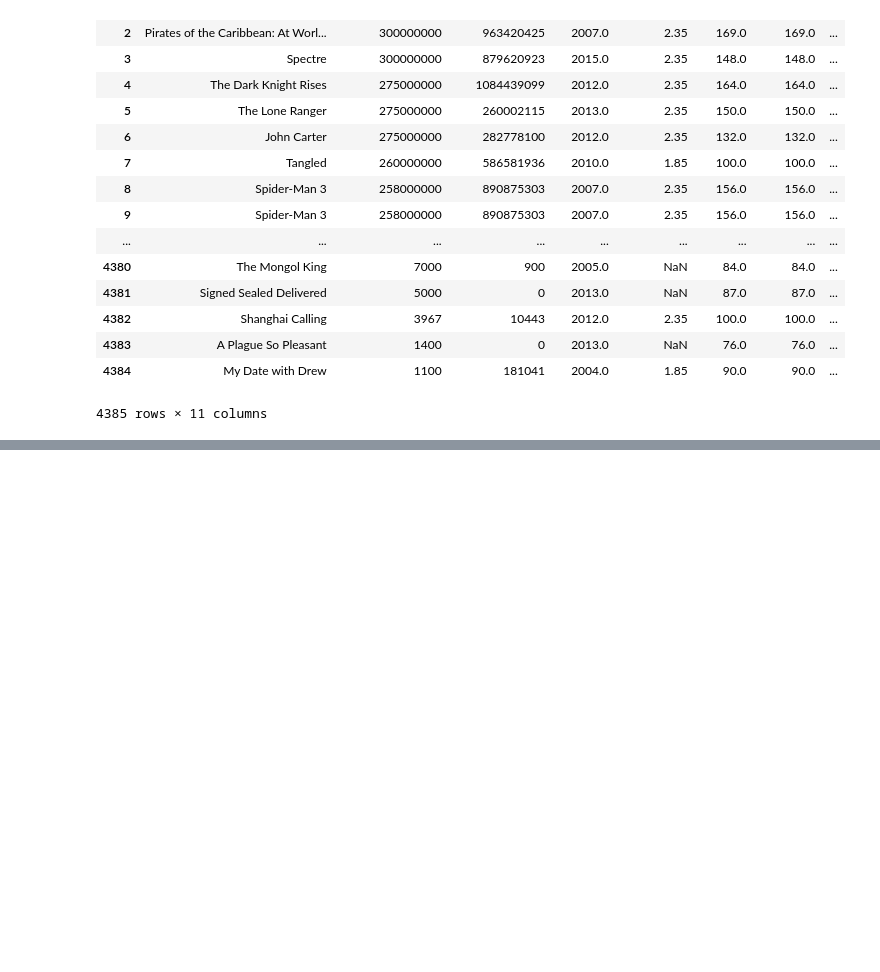
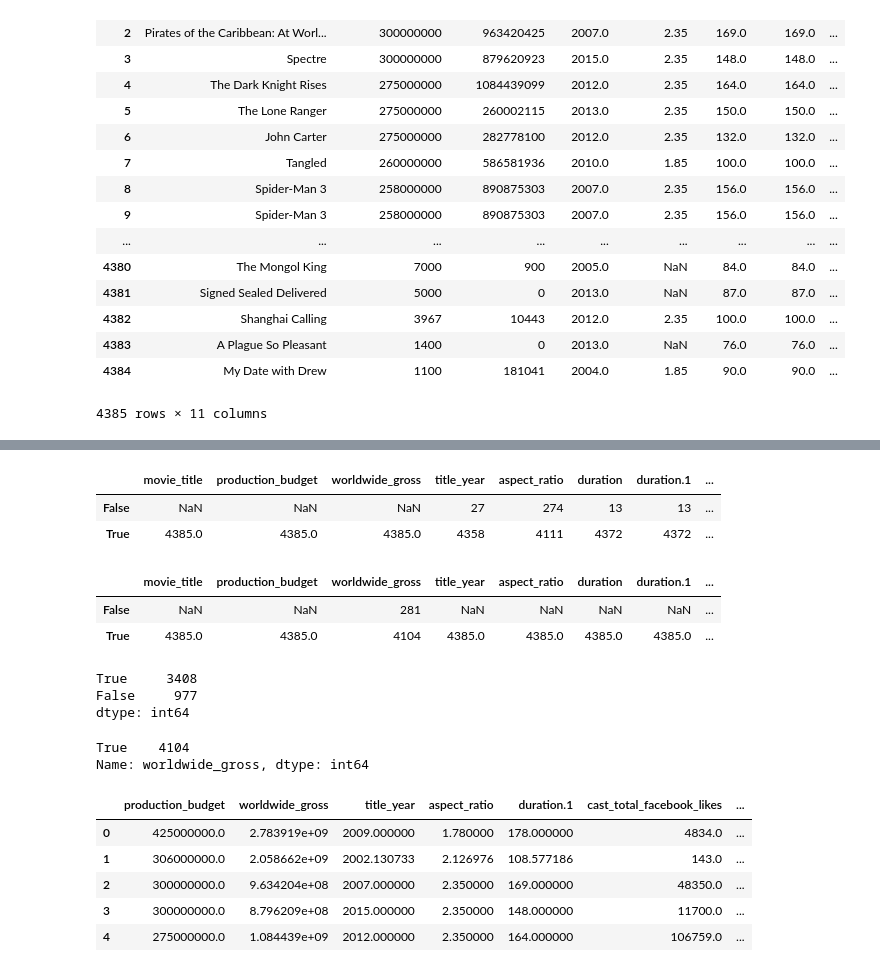
Before and after one commit to FranLMSP/platzi-ml, a Jupyter notebook: 2. Data parsing.ipynb, the cells around one changed output, grey strips where cells are left out. Saved outputs shown, nothing was run; the diff lists cells and outputs as text; code cells hidden in the pictures; blank space fills up the shorter version.

```diff
--- a/2. Data parsing.ipynb
+++ b/2. Data parsing.ipynb
@@ -412,0 +456,21 @@ movies_v2
+# %%
+movies_v2.notnull().apply(pd.Series.value_counts)
+# %% [output]
+|  | movie_title | production_budget | worldwide_gross | title_year | aspect_ratio | duration | duration.1 | ... |
+| False | NaN | NaN | NaN | 27 | 274 | 13 | 13 | ... |
+| True | 4385.0 | 4385.0 | 4385.0 | 4358 | 4111 | 4372 | 4372 | ... |
+# %%
+# similar method
+
+(movies_v2 != 0).apply(pd.Series.value_counts)
+# %% [output]
+|  | movie_title | production_budget | worldwide_gross | title_year | aspect_ratio | duration | duration.1 | ... |
+| False | NaN | NaN | 281 | NaN | NaN | NaN | NaN | ... |
+| True | 4385.0 | 4385.0 | 4104 | 4385.0 | 4385.0 | 4385.0 | 4385.0 | ... |
+# %%
+available = ((movies_v2 != 0) & movies_v2.notnull())
+available.all(axis=1).value_counts() # We will lose 977 rows
+# %% [output]
+True     3408
+False     977
+dtype: int64
@@ -412,0 +480,29 @@ movies_v2
+# %%
+((movies_v2 != 0) & (movies_v2.notnull())).worldwide_gross.value_counts()
+# %% [output]
+True    4104
+Name: worldwide_gross, dtype: int64
+# %%
+#lets import ScikitLearn
+from sklearn.impute import SimpleImputer
+
+# filling null data with the mean
+imputer = SimpleImputer(missing_values = np.nan, strategy='mean')
+# %%
+movies_v2 = movies_v2.drop('movie_title', axis=1) # We don't need this column
+movies_v2 = movies_v2.drop('duration', axis=1) # Also deleting duplicated columns
+# %%
+values = imputer.fit_transform(movies_v2) # Clean data!
+# %%
+X = pd.DataFrame(values)
+X.columns = movies_v2.columns
+X.index = movies_v2.index
+# %%
+X.head() # Now we have a clean dataset
+# %% [output]
+|  | production_budget | worldwide_gross | title_year | aspect_ratio | duration.1 | cast_total_facebook_likes | ... |
+| 0 | 425000000.0 | 2.783919e+09 | 2009.000000 | 1.780000 | 178.000000 | 4834.0 | ... |
+| 1 | 306000000.0 | 2.058662e+09 | 2002.130733 | 2.126976 | 108.577186 | 143.0 | ... |
+| 2 | 300000000.0 | 9.634204e+08 | 2007.000000 | 2.350000 | 169.000000 | 48350.0 | ... |
+| 3 | 300000000.0 | 8.796209e+08 | 2015.000000 | 2.350000 | 148.000000 | 11700.0 | ... |
+| 4 | 275000000.0 | 1.084439e+09 | 2012.000000 | 2.350000 | 164.000000 | 106759.0 | ... |
```
Also changed, not shown: parts of 4 cells of this notebook, 1 other file.
